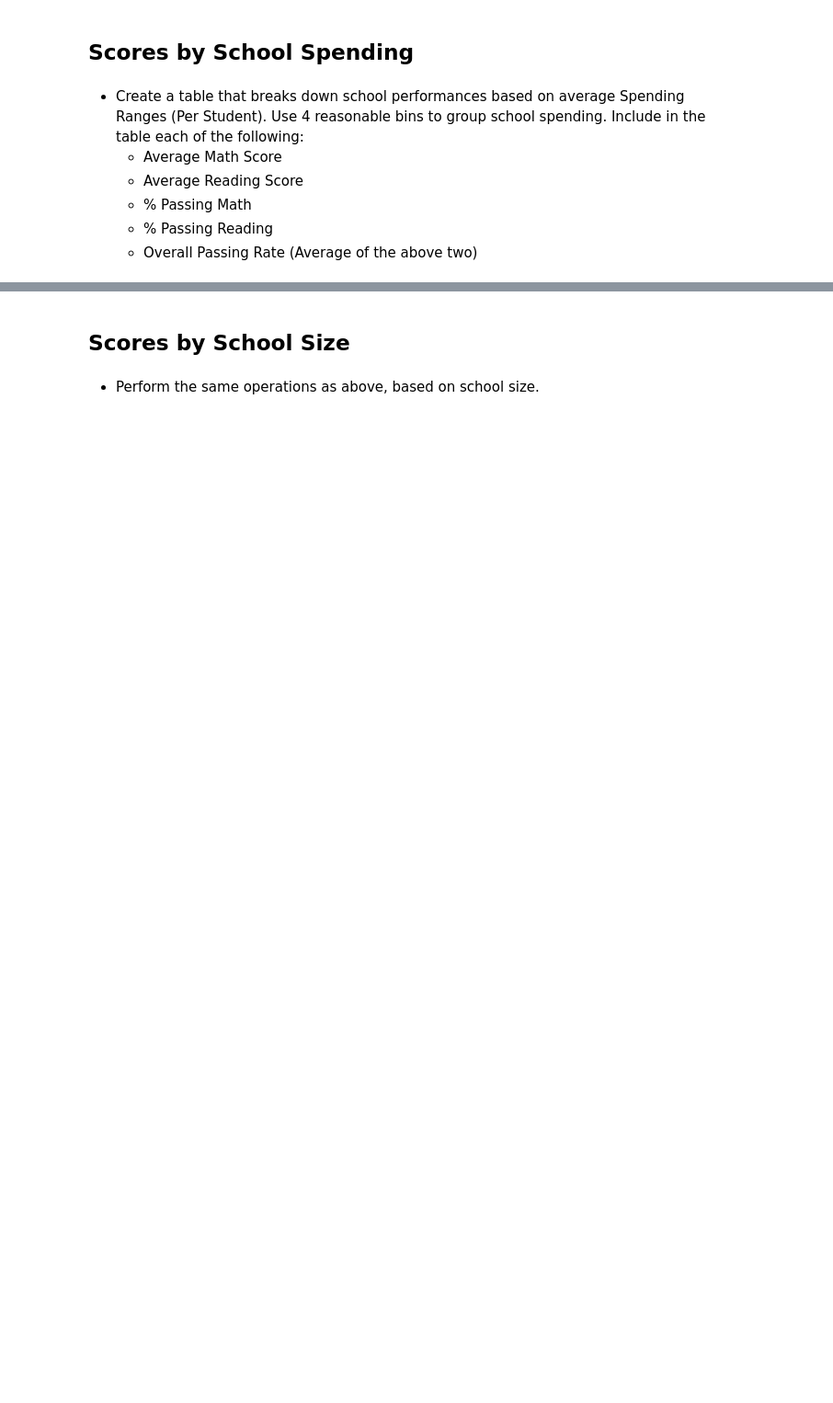
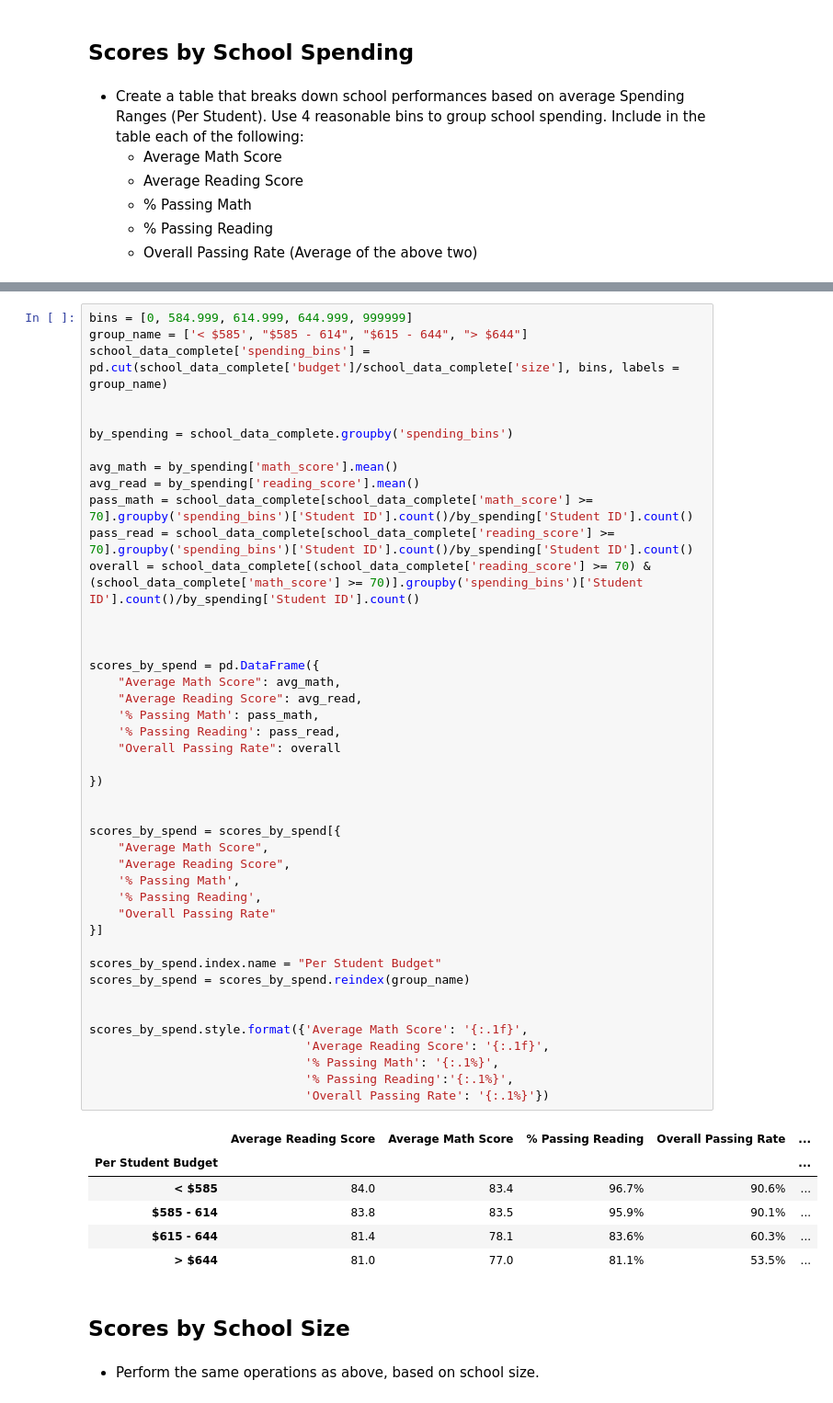
Before and after one commit to bgtaber/pandas-challenge, a Jupyter notebook: PyCitySchools copy/PyCitySchools_starter.ipynb, the cells around one changed output, grey strips where cells are left out. Shown: that part at 92% size. Saved outputs shown, nothing was run; the diff lists cells and outputs as text; blank space fills up the shorter version.

```diff
--- a/PyCitySchools copy/PyCitySchools_starter.ipynb
+++ b/PyCitySchools copy/PyCitySchools_starter.ipynb
@@ -262,3 +307,53 @@ bottom_ranked
+# %%
+bins = [0, 584.999, 614.999, 644.999, 999999]
+group_name = ['< $585', "$585 - 614", "$615 - 644", "> $644"]
+school_data_complete['spending_bins'] = pd.cut(school_data_complete['budget']/school_data_complete['size'], bins, labels = group_name)
+
+
+by_spending = school_data_complete.groupby('spending_bins')
+
+avg_math = by_spending['math_score'].mean()
+avg_read = by_spending['reading_score'].mean()
+pass_math = school_data_complete[school_data_complete['math_score'] >= 70].groupby('spending_bins')['Student ID'].count()/by_spending['Student ID'].count()
+pass_read = school_data_complete[school_data_complete['reading_score'] >= 70].groupby('spending_bins')['Student ID'].count()/by_spending['Student ID'].count()
+overall = school_data_complete[(school_data_complete['reading_score'] >= 70) & (school_data_complete['math_score'] >= 70)].groupby('spending_bins')['Student ID'].count()/by_spending['Student ID'].count()
+
+
+
+scores_by_spend = pd.DataFrame({
+    "Average Math Score": avg_math,
+    "Average Reading Score": avg_read,
+    '% Passing Math': pass_math,
+    '% Passing Reading': pass_read,
+    "Overall Passing Rate": overall
+
+})
+
+
+scores_by_spend = scores_by_spend[{
+    "Average Math Score",
+    "Average Reading Score",
+    '% Passing Math',
+    '% Passing Reading',
+    "Overall Passing Rate"
+}]
+
+scores_by_spend.index.name = "Per Student Budget"
+scores_by_spend = scores_by_spend.reindex(group_name)
+
+
+scores_by_spend.style.format({'Average Math Score': '{:.1f}',
+                              'Average Reading Score': '{:.1f}',
+                              '% Passing Math': '{:.1%}',
+                              '% Passing Reading':'{:.1%}',
+                              'Overall Passing Rate': '{:.1%}'})
+# %% [output]
+|  | Average Reading Score | Average Math Score | % Passing Reading | Overall Passing Rate | ... |
+| Per Student Budget |  |  |  |  | ... |
+| < $585 | 84.0 | 83.4 | 96.7% | 90.6% | ... |
+| $585 - 614 | 83.8 | 83.5 | 95.9% | 90.1% | ... |
+| $615 - 644 | 81.4 | 78.1 | 83.6% | 60.3% | ... |
+| > $644 | 81.0 | 77.0 | 81.1% | 53.5% | ... |
 # %% [markdown]
 ## Scores by School Size
 # %% [markdown]
```
Also changed, not shown: parts of 4 cells of this notebook.
